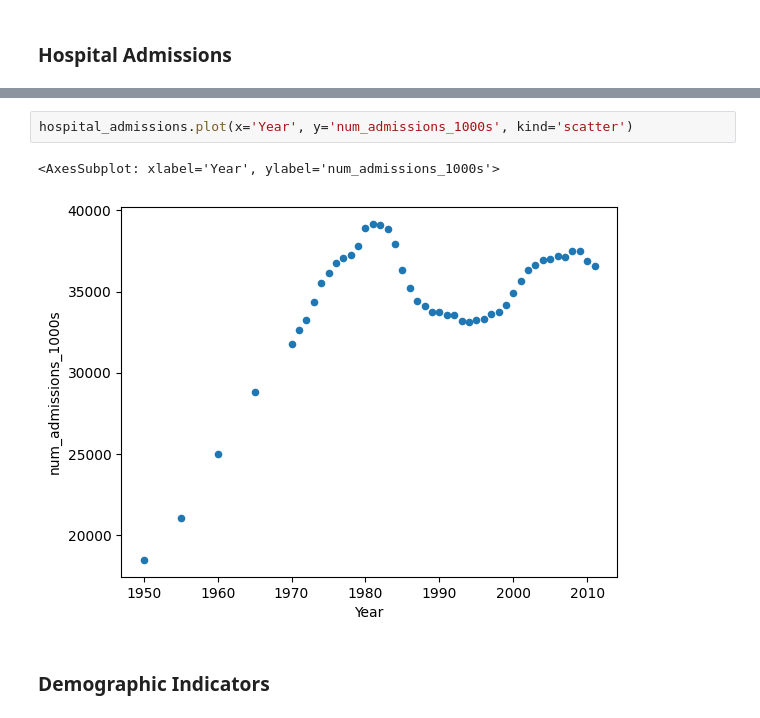
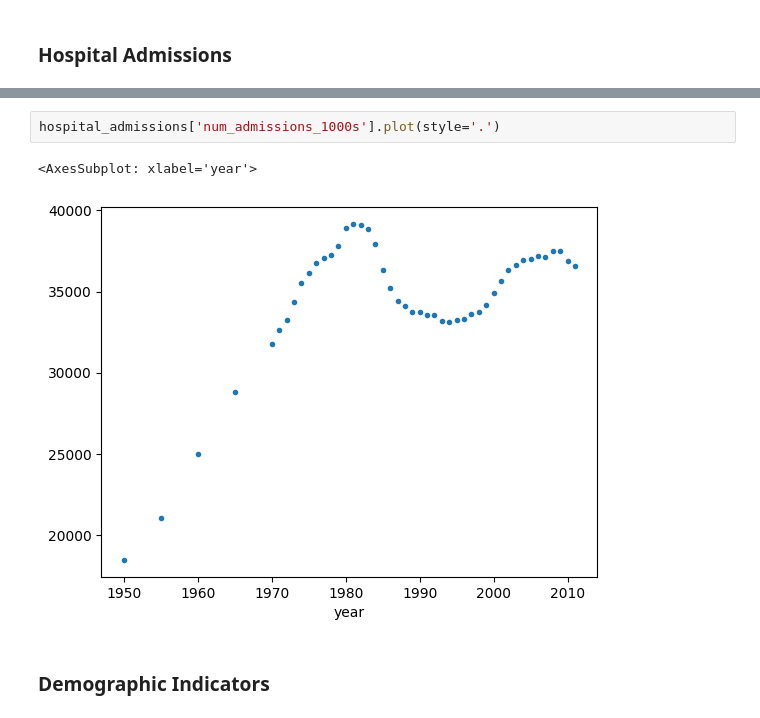
Before and after one commit to gvnsp/618, a Jupyter notebook: emanwong_618_proj.ipynb, the cells around one changed output, grey strips where cells are left out. Cells and saved outputs as stored; diff of their text form.

```diff
--- a/emanwong_618_proj.ipynb
+++ b/emanwong_618_proj.ipynb
@@ -56,8 +50,8 @@ hospital_admissions.tail()
-# %%
-hospital_admissions.plot(x='Year', y='num_admissions_1000s', kind='scatter')
-# %% [output]
-<AxesSubplot: xlabel='Year', ylabel='num_admissions_1000s'>
-[figure, removed]
+# %%
+hospital_admissions['num_admissions_1000s'].plot(style='.')
+# %% [output]
+<AxesSubplot: xlabel='year'>
+[figure, added]
 # %% [markdown]
 ### Demographic Indicators
 # %%
```
Also changed, not shown: parts of 51 cells of this notebook.
